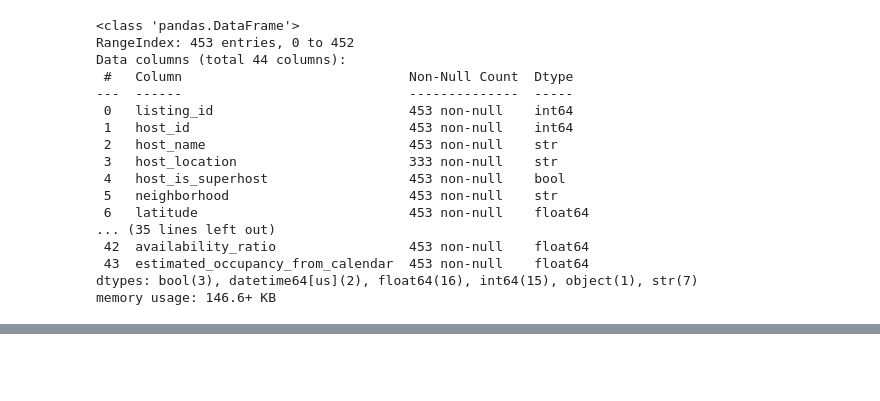
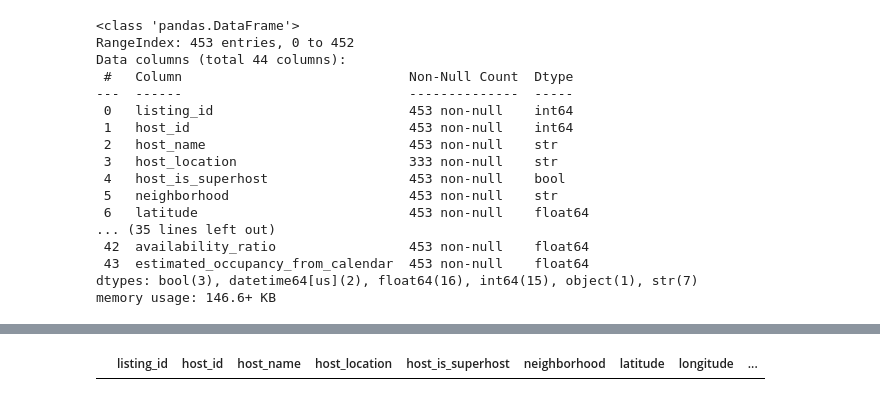
Before and after one commit to AyushVishwakarma21/Data-Analysis-on-Airbnb-Data, a Jupyter notebook: notebooks/data_cleaning.ipynb, the cells around one changed output, grey strips where cells are left out. Drawn from its saved outputs; the diff is of its cells as text; code cells hidden in the pictures; blank space fills up the shorter version.

```diff
--- a/notebooks/data_cleaning.ipynb
+++ b/notebooks/data_cleaning.ipynb
@@ -387,0 +392,6 @@ listings.describe()
+# %%
+listings[
+    listings['occupancy_rate'] > 1
+]
+# %% [output]
+|  | listing_id | host_id | host_name | host_location | host_is_superhost | neighborhood | latitude | longitude | ... |
```
Also changed, not shown: parts of 18 cells of this notebook, 9 other files.
